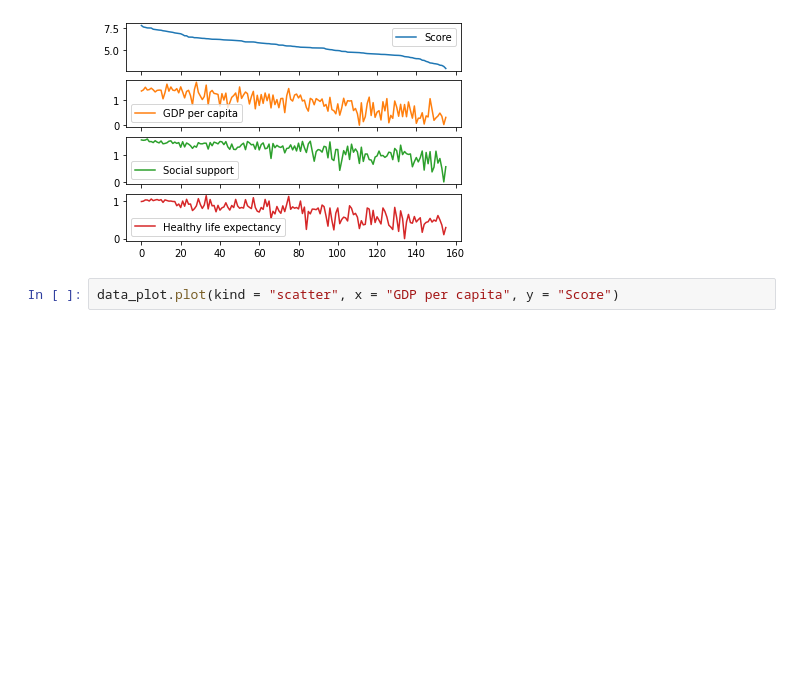
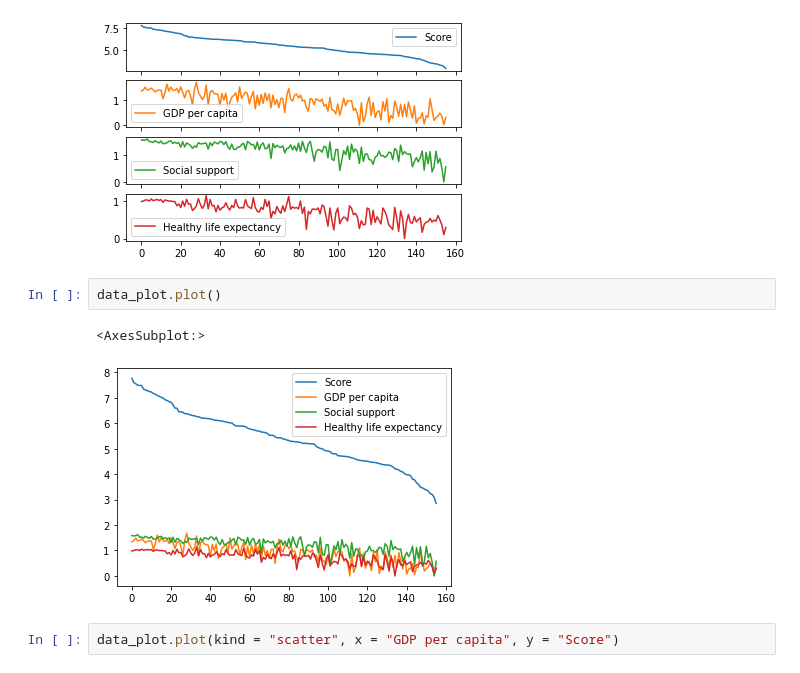
Before and after one commit to Neek0w/happiness, a Jupyter notebook: analyseBonheur.ipynb, the cells around one changed output. Drawn from its saved outputs; the diff is of its cells as text; blank space fills up the shorter version.

```diff
--- a/Untitled.ipynb
+++ b/analyseBonheur.ipynb
@@ -75,6 +75,11 @@ data_plot.plot(subplots=True)
 array([<AxesSubplot:>, <AxesSubplot:>, <AxesSubplot:>, <AxesSubplot:>],
       dtype=object)
 [figure]
+# %%
+data_plot.plot()
+# %% [output]
+<AxesSubplot:>
+[figure, added]
 # %%
 data_plot.plot(kind = "scatter", x = "GDP per capita", y = "Score")
 # %% [output]
```
Also changed, not shown: parts of 16 cells of this notebook.
